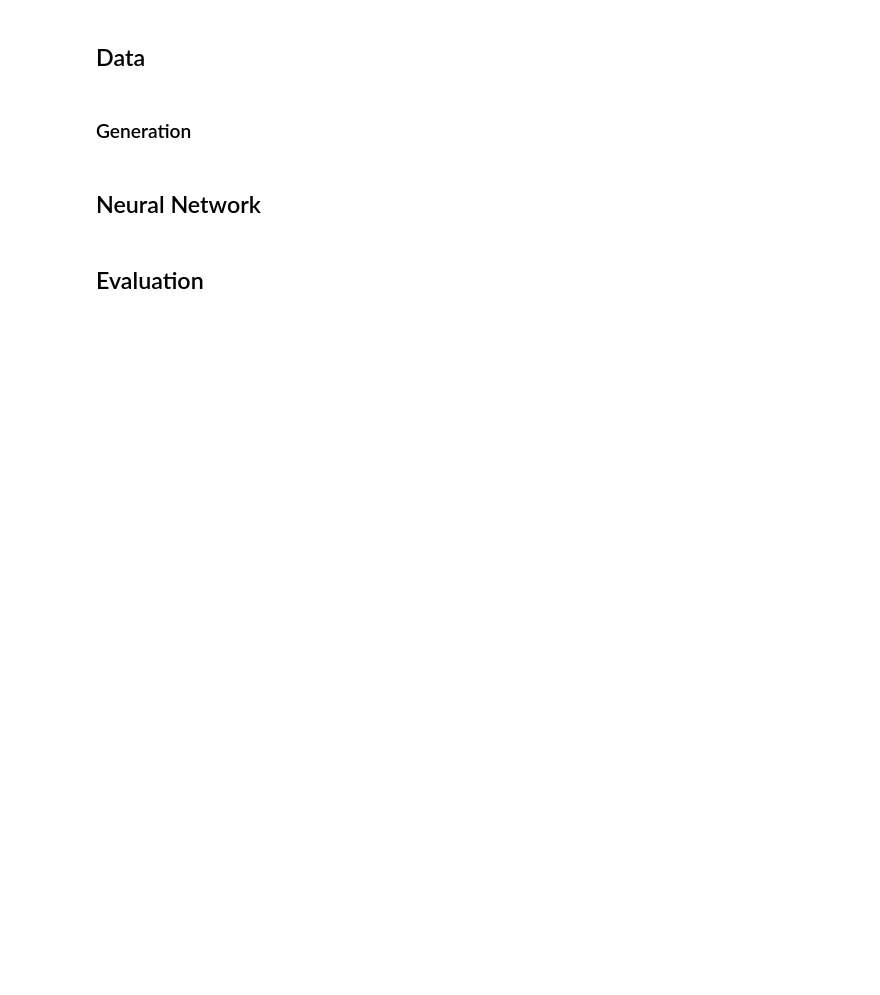
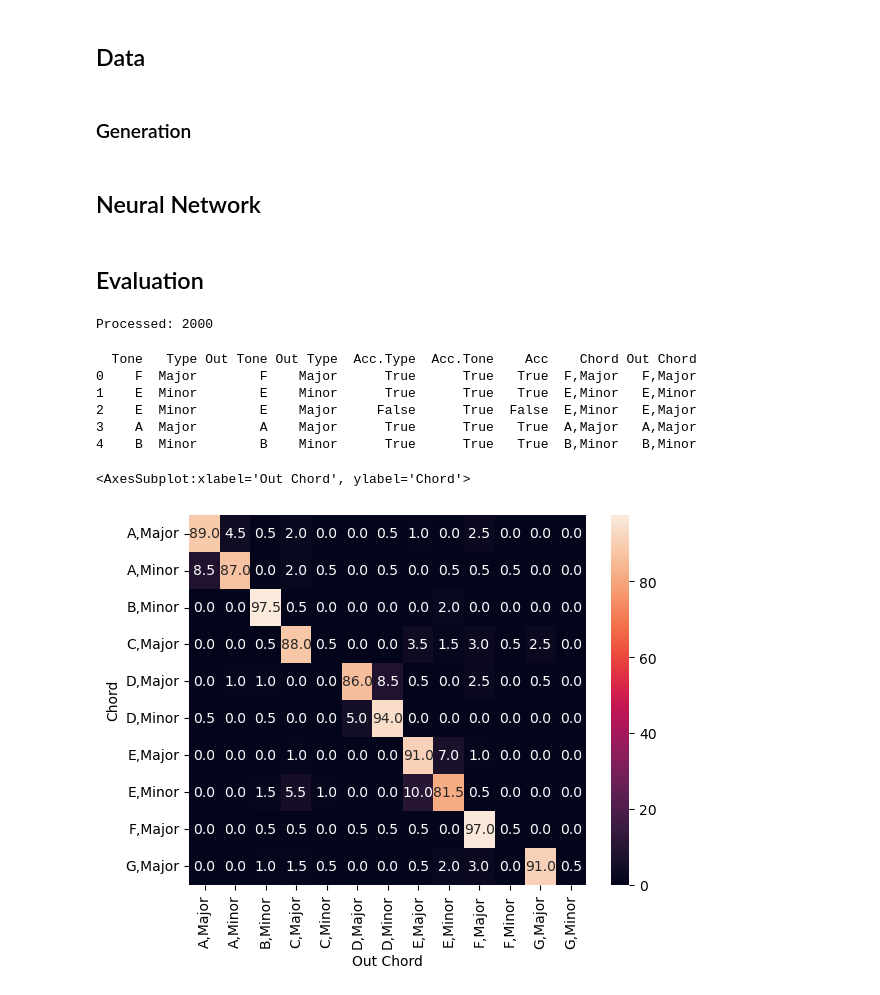
Before and after one commit to albertsgarde/deep-learning-project, a Jupyter notebook: deep-learning/examine_model.ipynb, the cells around one changed output. Cells and saved outputs as stored; diff of their text form; code cells hidden in the pictures; blank space fills up the shorter version.

Commit message:
:sparkles: Add notebook to train model on synth data and then on real-world data

```diff
--- a/deep-learning/examine_model.ipynb
+++ b/deep-learning/examine_model.ipynb
@@ -100,7 +105,7 @@ def build_data_row(label: aus.DataPointLabel, output, target):
 # %%
 criterion = chord_criterion.ChordToneLoss(aus.num_chord_types())
 # %%
-NUM_DATA_POINTS = 100000
+NUM_DATA_POINTS = 10_000
 PRINT_PROGRESS_EVERY = 100
 OUTPUT_PATH = "eval_data.csv"
 
@@ -108,7 +113,7 @@ data = []
 
 net.eval()
 def eval():
-    for batch_signal, batch_fft, batch_target, batch_labels in utils.cycle_data_loader(training_loader):
+    for batch_signal, batch_fft, batch_target, batch_labels in rw_training_loader:
         batch_signal = utils.to_torch(batch_signal)
         batch_fft = utils.to_torch(batch_fft)
         batch_target = utils.to_torch(batch_target)
@@ -123,13 +128,14 @@ def eval():
             data_row = build_data_row(label, output, target)
             data.append(data_row)
 
-            if len(data) % PRINT_PROGRESS_EVERY == 0:
-                print(f"Processed: {len(data)}", end="\r")
+            print(f"Processed: {len(data)}", end="\r")
             if len(data) >= NUM_DATA_POINTS:
                 break
         if len(data) >= NUM_DATA_POINTS:
             break
 eval()
+# %% [output]
+Processed: 2000
 # %%
 import csv
 
@@ -137,3 +143,31 @@ with open(OUTPUT_PATH, 'w', newline='', encoding='utf-8') as file:
     writer = csv.writer(file)
     writer.writerow(data_header)
     writer.writerows(data)
+# %%
+import seaborn as sns
+import pandas as pd
+import matplotlib as plt
+
+data = pd.read_csv("eval_data.csv")
+
+chord_count_data = data.copy(deep=True)
+chord_count_data["Chord"] = chord_count_data["Tone"] + "," + chord_count_data["Type"]
+chord_count_data["Out Chord"] = chord_count_data["Out Tone"] + "," + chord_count_data["Out Type"]
+
+print(chord_count_data.head())
+
+chord_count_data = chord_count_data[["Chord", "Out Chord"]] \
+    .pipe(pd.pivot_table, index=["Chord"], columns=["Out Chord"], aggfunc=len, fill_value=0)
+
+chord_count_data = chord_count_data.div(chord_count_data.sum(axis=1)/100, axis="index")
+
+sns.heatmap(chord_count_data, annot=True, fmt=".1f")
+# %% [output]
+  Tone   Type Out Tone Out Type  Acc.Type  Acc.Tone    Acc    Chord Out Chord
+0    F  Major        F    Major      True      True   True  F,Major   F,Major
+1    E  Minor        E    Minor      True      True   True  E,Minor   E,Minor
+2    E  Minor        E    Major     False      True  False  E,Minor   E,Major
+3    A  Major        A    Major      True      True   True  A,Major   A,Major
+4    B  Minor        B    Minor      True      True   True  B,Minor   B,Minor
+<AxesSubplot:xlabel='Out Chord', ylabel='Chord'>
+[figure, added]
```
Also changed, not shown: parts of 4 cells of this notebook, 2 other files.
